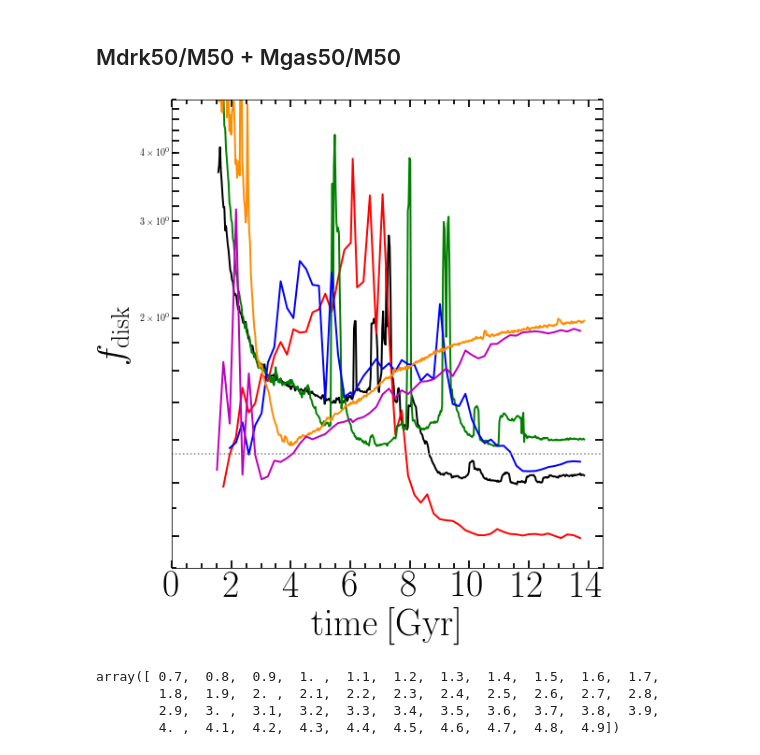
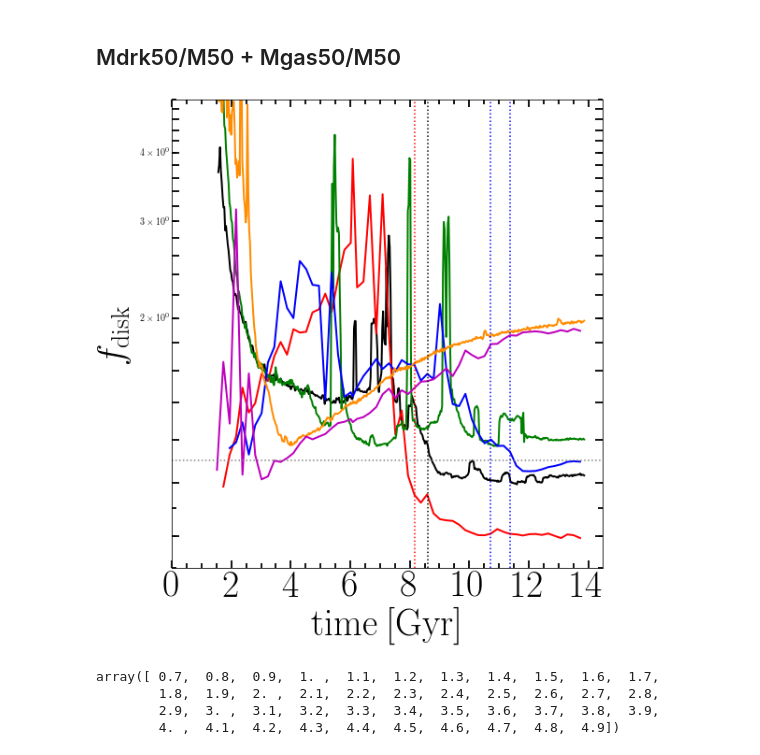
Before and after one commit to ornemarioni/Barras_GdGs, a Jupyter notebook: Barras_Gd/programs/inestabilidad_simulaciones.ipynb, the cells around one changed output. Drawn from its saved outputs; the diff is of its cells as text; code cells hidden in the pictures.

```diff
--- a/Barras_Gd/programs/inestabilidad_simulaciones.ipynb
+++ b/Barras_Gd/programs/inestabilidad_simulaciones.ipynb
@@ -511,35 +511,40 @@ from matplotlib.ticker import ScalarFormatter
 
 fig, ax = plt.subplots(nrows=1, ncols=1, figsize=(8, 8), sharex=True, sharey=True)#, sharex=True,
 #                        gridspec_kw = {'height_ratios':[2,1,2,1]})
 fig.subplots_adjust(bottom=0.08, left =0.1, right = 0.90, top = 0.95, wspace=0, hspace= 0)
 
 ax.plot(time_M31gd, Mtot_M31gd/np.sqrt(2.),'-', lw=2, color = 'k')
 ax.plot(time_M31gs, Mtot_M31gs/np.sqrt(2.),'-', lw=2, color = 'r')
 ax.plot(time_MWgd,  Mtot_MWgd/np.sqrt(2.) ,'-', lw=2, color = 'g')
 ax.plot(time_MWgs,  Mtot_MWgs/np.sqrt(2.) ,'-', lw=2, color = 'b')
 ax.plot(time_M33gd, Mtot_M33gd/np.sqrt(2.),'-', lw=2, color = 'darkorange')
 ax.plot(time_M33gs, Mtot_M33gs/np.sqrt(2.),'-', lw=2, color = 'm')
 
 ax.set_ylim(0.7,5)
 ax.set_yscale('log')
 ax.set_xticks([0,2,4,6,8,10,12,14])
 ax.set_yticks(np.arange(0.8,5,0.2))
 ax.set_yticklabels([])
 # ax.yaxis.set_major_formatter(ScalarFormatter())
 ax.set_ylabel(r'$f_{\mathrm{disk}}$',fontsize=40)
 ax.set_xlabel(r'$\mathrm{time\:[Gyr]}$',fontsize=40)
 ax.minorticks_on()
 ax.tick_params( labelsize=40)
 ax.tick_params('both', length=5, width=1.8,which='minor', direction='in', right='on',top='on')
 ax.tick_params('both', length=8, width=1.8,which='major', direction='in', right='on',top='on')
-ax.axhline(y=1.6/np.sqrt(2.),ls=':', color='grey')
+ax.axhline(y=1.1,ls=':', color='grey')
+ax.axvline(x=10.73,ls=':', color='b')
+ax.axvline(x=11.373,ls=':', color='b')
+ax.axvline(x=8.159,ls=':', color='r')
+# ax.axvline(x=8.588,ls=':', color='r')
+ax.axvline(x=8.623,ls=':', color='k')
 
 # plt.legend(framealpha=0.5)
 # fig.savefig('/home/ornela/overleaf/13216980csjxswjndpmj/Barras.pdf', dpi = 100, xxbox_inches='tight')
 # fig.savefig('/home/omarioni/Barras_GdGs/Barras_Gd/_imagenes/Mdrk50Mgas50_time.pdf', dpi = 100, xxbox_inches='tight')
 plt.show()
 # %% [output]
-[figure, old version]
+[figure, new version]
 # %%
 np.arange(0.7,5,0.1)
 # %% [output]
```
Also changed, not shown: 2 other files.
